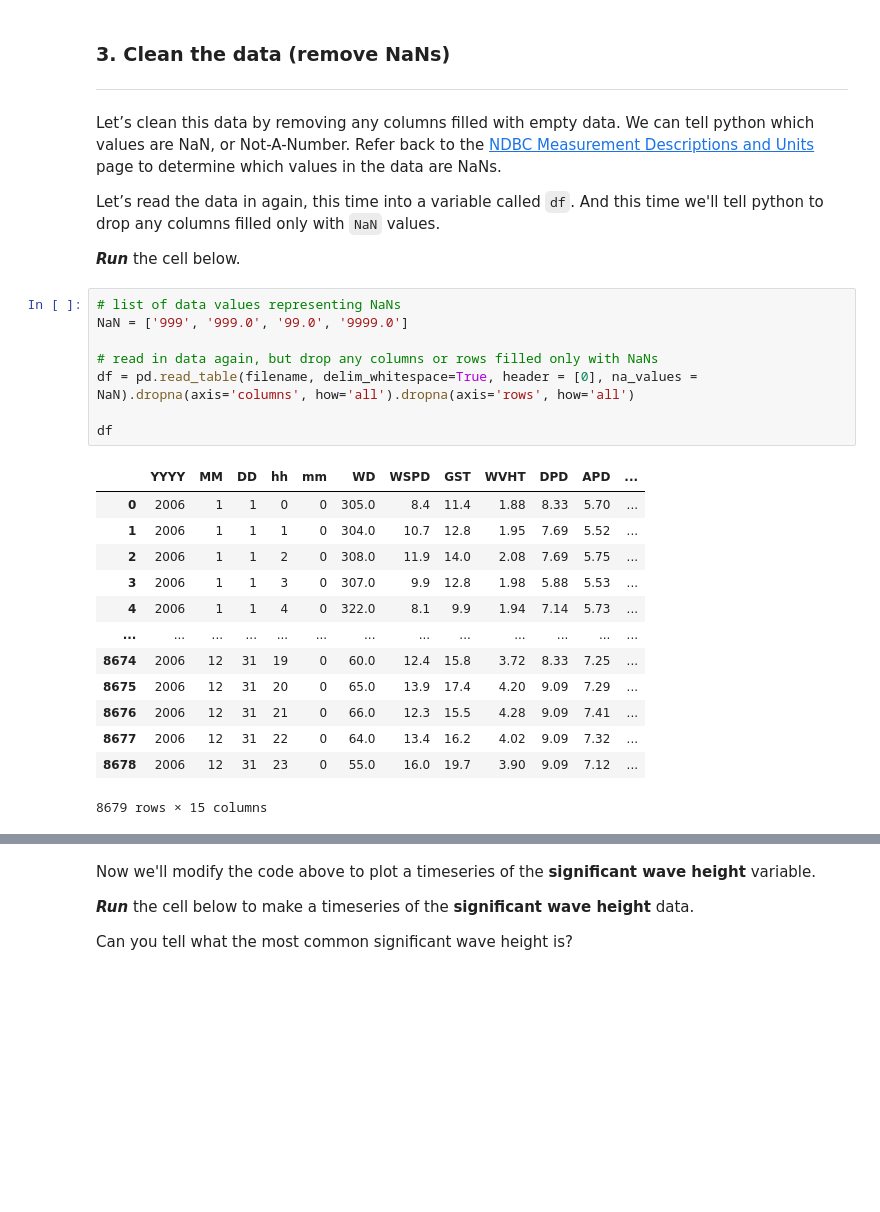
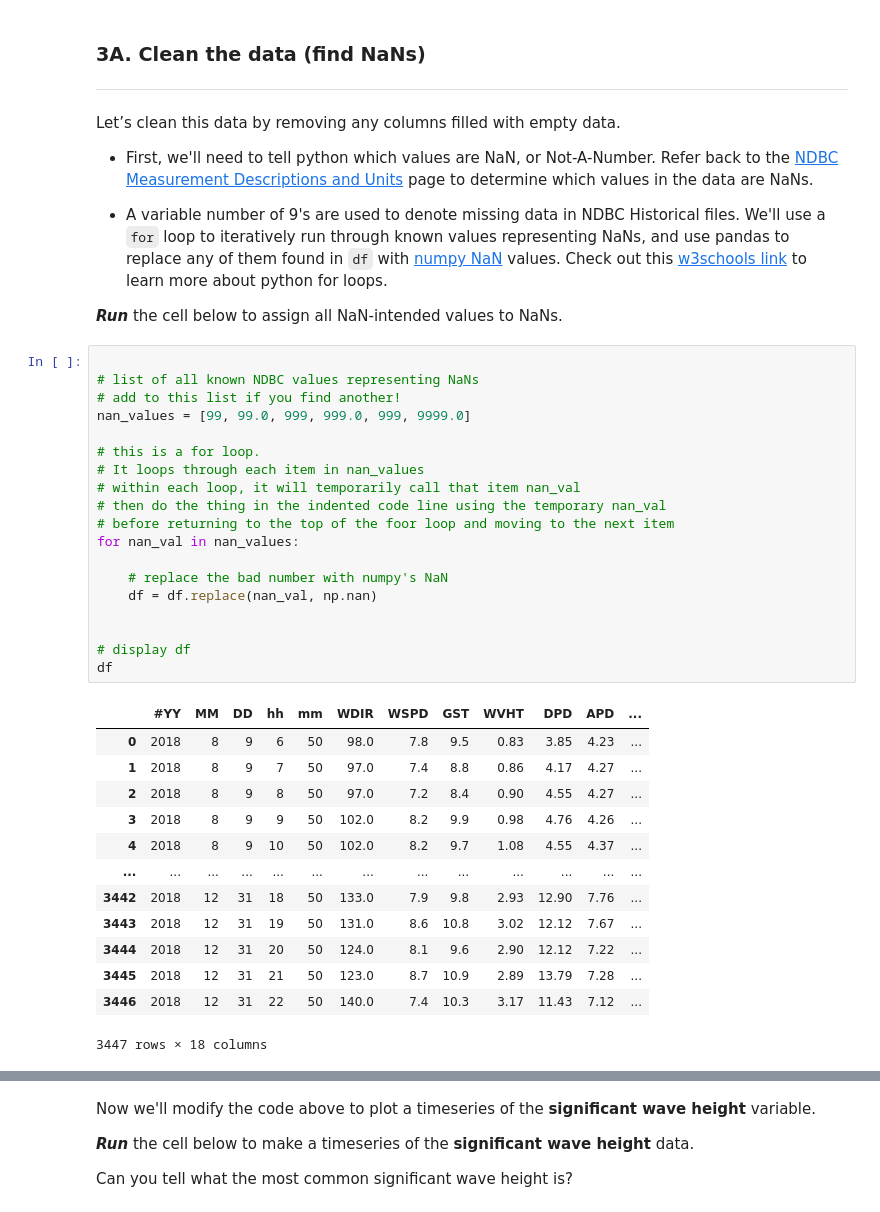
Before and after one commit to mackenziejewell/water-analysis-python-lesson, a Jupyter notebook: content/NDBC_buoy_analysis.ipynb, the cells around one changed output, grey strips where cells are left out. Saved outputs shown, nothing was run; the diff lists cells and outputs as text; blank space fills up the shorter version.

```diff
--- a/content/NDBC_buoy_analysis.ipynb
+++ b/content/NDBC_buoy_analysis.ipynb
@@ -101,32 +198,56 @@ df_raw
 # %% [markdown]
+<!--
 
-### 3. Clean the data (remove NaNs)
+
+!!!!!!!!!!!!!!!!!!!!!!!!!!!!!!!!!!!!!!!!!!!!!!!!!!!!!!
+
+This is a markdown (non-code) cell for nice text formatting.
+
+If you accidentally opened it, no worries, just 'run' this cell like you would run a code cell and it will go back to its nicely rendered format
+
+!!!!!!!!!!!!!!!!!!!!!!!!!!!!!!!!!!!!!!!!!!!!!!!!!!!!!!
+
+-->
+### 3A. Clean the data (find NaNs)
 ***
 
-Let’s clean this data by removing any columns filled with empty data. We can tell python which values are NaN, or Not-A-Number. Refer back to the [NDBC Measurement Descriptions and Units](https://www.ndbc.noaa.gov/faq/measdes.shtml) page to determine which values in the data are NaNs.
+Let’s clean this data by removing any columns filled with empty data.
 
-Let’s read the data in again, this time into a variable called `df`. And this time we'll tell python to drop any columns filled only with `NaN` values.
+* First, we'll need to tell python which values are NaN, or Not-A-Number. Refer back to the [NDBC Measurement Descriptions and Units](https://www.ndbc.noaa.gov/faq/measdes.shtml) page to determine which values in the data are NaNs.
 
-**<em>Run</em>** the cell below.
+* A variable number of 9's are used to denote missing data in NDBC Historical files. We'll use a `for` loop to iteratively run through known values representing NaNs, and use pandas to replace any of them found in `df` with [numpy NaN](https://numpy.org/doc/stable/reference/constants.html) values. Check out this [w3schools link](https://www.w3schools.com/python/python_for_loops.asp) to learn more about python for loops.
+
+**<em>Run</em>** the cell below to assign all NaN-intended values to NaNs.
-# %%
-# list of data values representing NaNs
-NaN = ['999', '999.0', '99.0', '9999.0']
-
-# read in data again, but drop any columns or rows filled only with NaNs
-df = pd.read_table(filename, delim_whitespace=True, header = [0], na_values = NaN).dropna(axis='columns', how='all').dropna(axis='rows', how='all')
-
-df
-# %% [output]
-|  | YYYY | MM | DD | hh | mm | WD | WSPD | GST | WVHT | DPD | APD | ... |
-| 0 | 2006 | 1 | 1 | 0 | 0 | 305.0 | 8.4 | 11.4 | 1.88 | 8.33 | 5.70 | ... |
-| 1 | 2006 | 1 | 1 | 1 | 0 | 304.0 | 10.7 | 12.8 | 1.95 | 7.69 | 5.52 | ... |
-| 2 | 2006 | 1 | 1 | 2 | 0 | 308.0 | 11.9 | 14.0 | 2.08 | 7.69 | 5.75 | ... |
-| 3 | 2006 | 1 | 1 | 3 | 0 | 307.0 | 9.9 | 12.8 | 1.98 | 5.88 | 5.53 | ... |
-| 4 | 2006 | 1 | 1 | 4 | 0 | 322.0 | 8.1 | 9.9 | 1.94 | 7.14 | 5.73 | ... |
-| ... | ... | ... | ... | ... | ... | ... | ... | ... | ... | ... | ... | ... |
-| 8674 | 2006 | 12 | 31 | 19 | 0 | 60.0 | 12.4 | 15.8 | 3.72 | 8.33 | 7.25 | ... |
-| 8675 | 2006 | 12 | 31 | 20 | 0 | 65.0 | 13.9 | 17.4 | 4.20 | 9.09 | 7.29 | ... |
-| 8676 | 2006 | 12 | 31 | 21 | 0 | 66.0 | 12.3 | 15.5 | 4.28 | 9.09 | 7.41 | ... |
-| 8677 | 2006 | 12 | 31 | 22 | 0 | 64.0 | 13.4 | 16.2 | 4.02 | 9.09 | 7.32 | ... |
-| 8678 | 2006 | 12 | 31 | 23 | 0 | 55.0 | 16.0 | 19.7 | 3.90 | 9.09 | 7.12 | ... |
-8679 rows × 15 columns
+# %%
+
+# list of all known NDBC values representing NaNs
+# add to this list if you find another!
+nan_values = [99, 99.0, 999, 999.0, 999, 9999.0]
+
+# this is a for loop.
+# It loops through each item in nan_values
+# within each loop, it will temporarily call that item nan_val
+# then do the thing in the indented code line using the temporary nan_val
+# before returning to the top of the foor loop and moving to the next item
+for nan_val in nan_values:
+
+    # replace the bad number with numpy's NaN
+    df = df.replace(nan_val, np.nan)
+
+
+# display df
+df
+# %% [output]
+|  | #YY | MM | DD | hh | mm | WDIR | WSPD | GST | WVHT | DPD | APD | ... |
+| 0 | 2018 | 8 | 9 | 6 | 50 | 98.0 | 7.8 | 9.5 | 0.83 | 3.85 | 4.23 | ... |
+| 1 | 2018 | 8 | 9 | 7 | 50 | 97.0 | 7.4 | 8.8 | 0.86 | 4.17 | 4.27 | ... |
+| 2 | 2018 | 8 | 9 | 8 | 50 | 97.0 | 7.2 | 8.4 | 0.90 | 4.55 | 4.27 | ... |
+| 3 | 2018 | 8 | 9 | 9 | 50 | 102.0 | 8.2 | 9.9 | 0.98 | 4.76 | 4.26 | ... |
+| 4 | 2018 | 8 | 9 | 10 | 50 | 102.0 | 8.2 | 9.7 | 1.08 | 4.55 | 4.37 | ... |
+| ... | ... | ... | ... | ... | ... | ... | ... | ... | ... | ... | ... | ... |
+| 3442 | 2018 | 12 | 31 | 18 | 50 | 133.0 | 7.9 | 9.8 | 2.93 | 12.90 | 7.76 | ... |
+| 3443 | 2018 | 12 | 31 | 19 | 50 | 131.0 | 8.6 | 10.8 | 3.02 | 12.12 | 7.67 | ... |
+| 3444 | 2018 | 12 | 31 | 20 | 50 | 124.0 | 8.1 | 9.6 | 2.90 | 12.12 | 7.22 | ... |
+| 3445 | 2018 | 12 | 31 | 21 | 50 | 123.0 | 8.7 | 10.9 | 2.89 | 13.79 | 7.28 | ... |
+| 3446 | 2018 | 12 | 31 | 22 | 50 | 140.0 | 7.4 | 10.3 | 3.17 | 11.43 | 7.12 | ... |
+3447 rows × 18 columns
```
Also changed, not shown: parts of 17 cells of this notebook, 1 other file.
